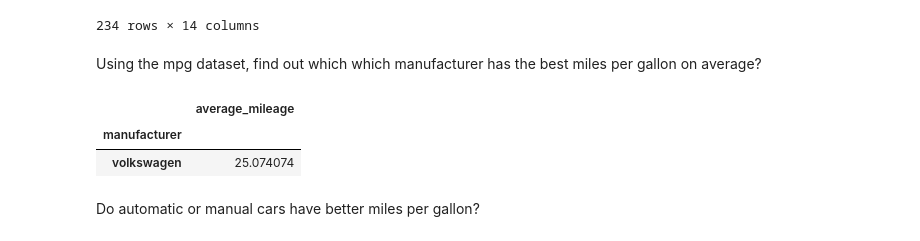
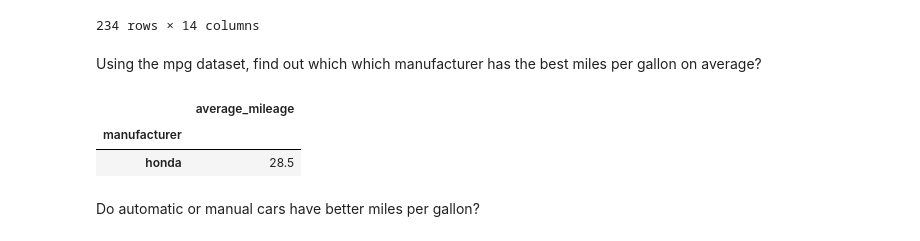
Before and after one commit to Bartholomew-Taylor/data-science-library, a Jupyter notebook: advanced_dataframes_exercise.ipynb, the cells around one changed output. Saved outputs shown, nothing was run; the diff lists cells and outputs as text; code cells hidden in the pictures.

Commit message:
post lunch, review done

```diff
--- a/advanced_dataframes_exercise.ipynb
+++ b/advanced_dataframes_exercise.ipynb
@@ -170,6 +175,8 @@ mpg['average_mileage'] = (mpg.hwy + mpg.cty)/2
 Create a new column on the mpg dataset named is_automatic that holds boolean values denoting whether the car has an automatic transmission.
 # %%
 mpg['is_automatic'] = np.where(mpg['trans'].str.startswith('a'), True, False)
+#review solution below
+mpg['is_automatic'] = mpg['trans'].str.startswith('a')
 # %%
 mpg
 # %% [output]
@@ -189,11 +196,12 @@ mpg
 # %% [markdown]
 Using the mpg dataset, find out which which manufacturer has the best miles per gallon on average?
 # %%
-mpg.groupby('manufacturer')[['average_mileage']].agg('mean').tail(1)
+mpg.groupby('manufacturer')[['average_mileage']].agg('mean').sort_values(by='average_mileage',
+                    ascending=False).head(1)
 # %% [output]
 |  | average_mileage |
 | manufacturer |  |
-| volkswagen | 25.074074 |
+| honda | 28.5 |
 # %% [markdown]
 Do automatic or manual cars have better miles per gallon?
 # %%
```
Also changed, not shown: parts of 48 cells of this notebook.
